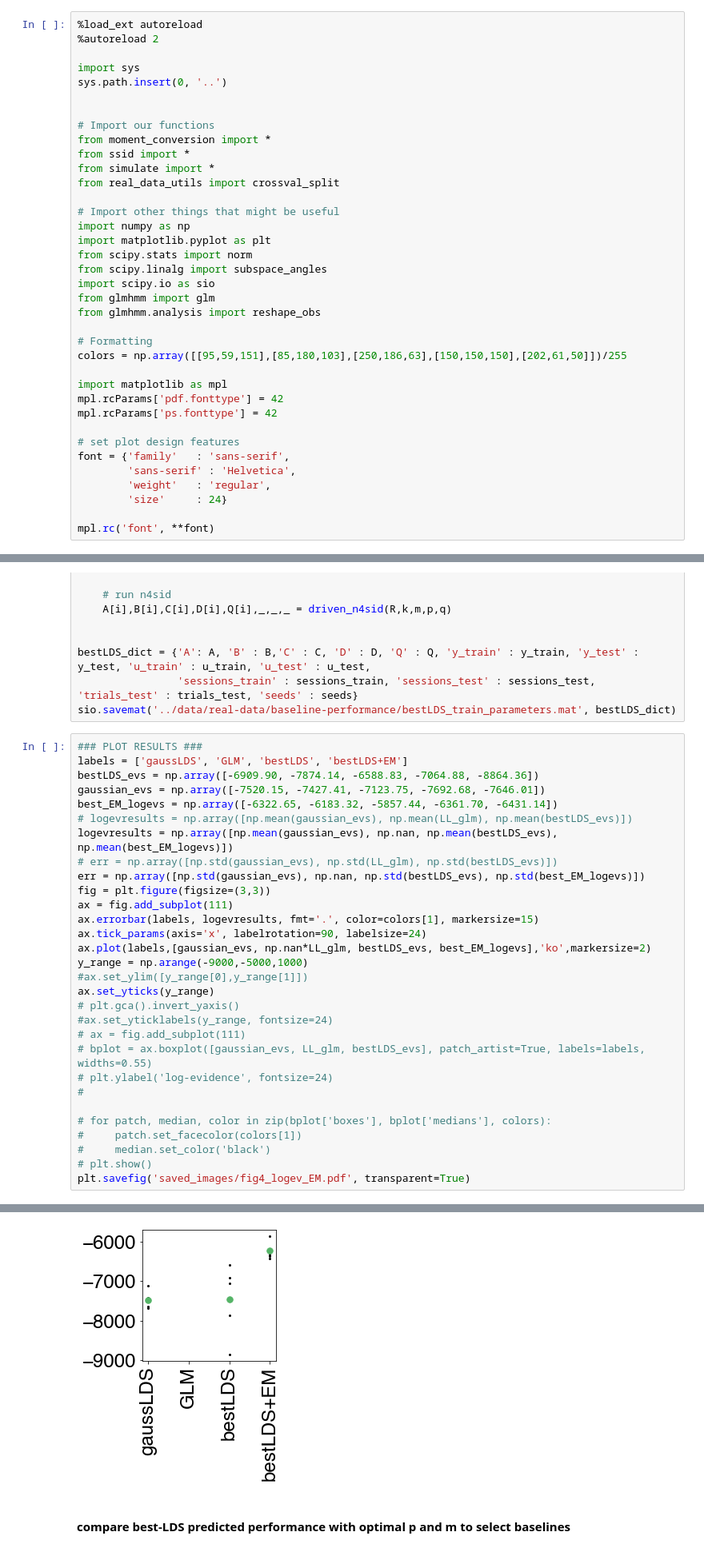
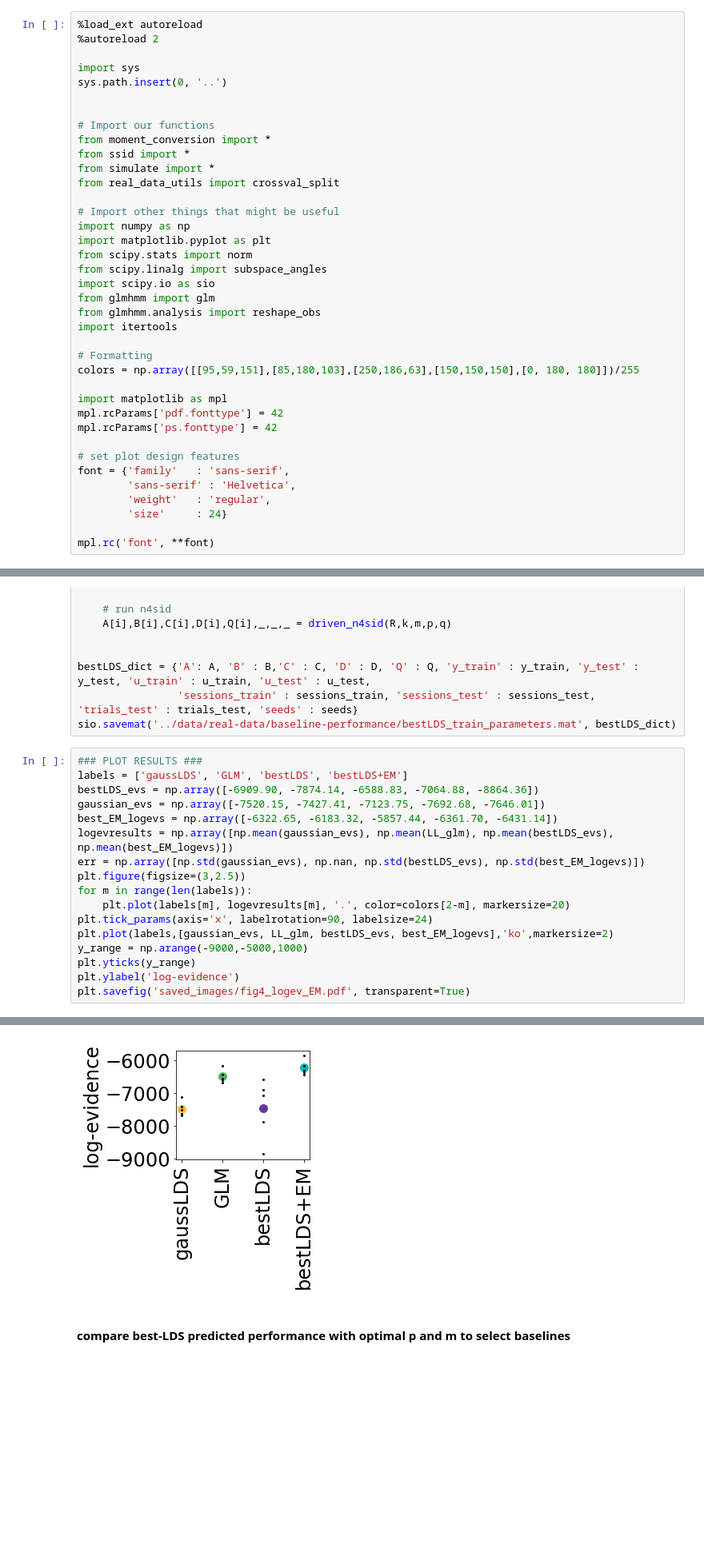
Before and after one commit to irisstone/bestLDS, a Jupyter notebook: figures/fig4.ipynb, the cells around one changed output, grey strips where cells are left out. Shown at 80% size. Cells and saved outputs as stored; diff of their text form; blank space fills up the shorter version.

Commit message:
updates to figure 4 performance plots

```diff
--- a/figures/fig4.ipynb
+++ b/figures/fig4.ipynb
@@ -20,9 +20,10 @@ from scipy.linalg import subspace_angles
 import scipy.io as sio
 from glmhmm import glm
 from glmhmm.analysis import reshape_obs
+import itertools
 
 # Formatting
-colors = np.array([[95,59,151],[85,180,103],[250,186,63],[150,150,150],[202,61,50]])/255
+colors = np.array([[95,59,151],[85,180,103],[250,186,63],[150,150,150],[0, 180, 180]])/255
 
 import matplotlib as mpl
 mpl.rcParams['pdf.fonttype'] = 42
@@ -214,28 +213,15 @@ labels = ['gaussLDS', 'GLM', 'bestLDS', 'bestLDS+EM']
 bestLDS_evs = np.array([-6909.90, -7874.14, -6588.83, -7064.88, -8864.36])
 gaussian_evs = np.array([-7520.15, -7427.41, -7123.75, -7692.68, -7646.01])
 best_EM_logevs = np.array([-6322.65, -6183.32, -5857.44, -6361.70, -6431.14])
-# logevresults = np.array([np.mean(gaussian_evs), np.mean(LL_glm), np.mean(bestLDS_evs)])
-logevresults = np.array([np.mean(gaussian_evs), np.nan, np.mean(bestLDS_evs), np.mean(best_EM_logevs)])
-# err = np.array([np.std(gaussian_evs), np.std(LL_glm), np.std(bestLDS_evs)])
+logevresults = np.array([np.mean(gaussian_evs), np.mean(LL_glm), np.mean(bestLDS_evs), np.mean(best_EM_logevs)])
 err = np.array([np.std(gaussian_evs), np.nan, np.std(bestLDS_evs), np.std(best_EM_logevs)])
-fig = plt.figure(figsize=(3,3))
-ax = fig.add_subplot(111)
-ax.errorbar(labels, logevresults, fmt='.', color=colors[1], markersize=15)
-ax.tick_params(axis='x', labelrotation=90, labelsize=24)
-ax.plot(labels,[gaussian_evs, np.nan*LL_glm, bestLDS_evs, best_EM_logevs],'ko',markersize=2)
+plt.figure(figsize=(3,2.5))
+for m in range(len(labels)):
+    plt.plot(labels[m], logevresults[m], '.', color=colors[2-m], markersize=20)
+plt.tick_params(axis='x', labelrotation=90, labelsize=24)
+plt.plot(labels,[gaussian_evs, LL_glm, bestLDS_evs, best_EM_logevs],'ko',markersize=2)
 y_range = np.arange(-9000,-5000,1000)
-#ax.set_ylim([y_range[0],y_range[1]])
-ax.set_yticks(y_range)
-# plt.gca().invert_yaxis()
-#ax.set_yticklabels(y_range, fontsize=24)
-# ax = fig.add_subplot(111)
-# bplot = ax.boxplot([gaussian_evs, LL_glm, bestLDS_evs], patch_artist=True, labels=labels, widths=0.55)
-# plt.ylabel('log-evidence', fontsize=24)
-#
-
-# for patch, median, color in zip(bplot['boxes'], bplot['medians'], colors):
-#     patch.set_facecolor(colors[1])
-#     median.set_color('black')
-# plt.show()
+plt.yticks(y_range)
+plt.ylabel('log-evidence')
 plt.savefig('saved_images/fig4_logev_EM.pdf', transparent=True)
 # %% [output]
@@ -243,4 +228,4 @@ TTLibError: specify a font number between 0 and 5 (inclusive)
-[figure, old version]
+[figure, new version]
 # %% [markdown]
 #### compare best-LDS predicted performance with optimal p and m to select baselines
 # %%
```
Also changed, not shown: parts of 3 cells of this notebook.
